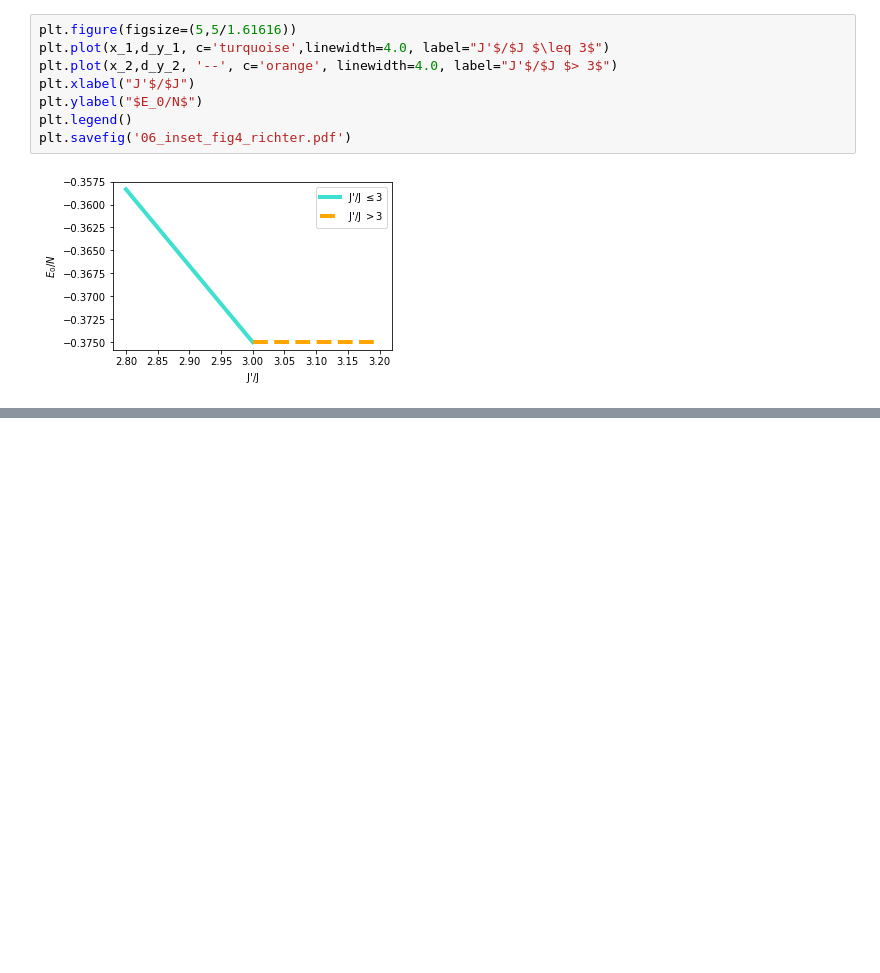
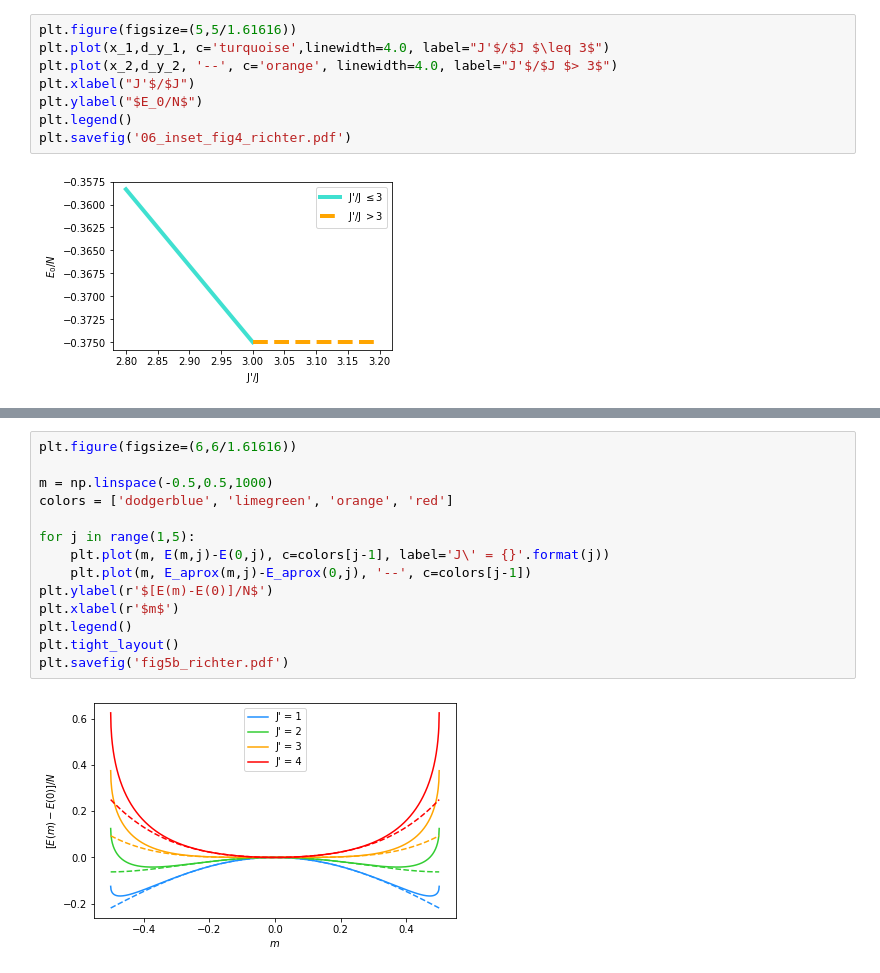
Before and after one commit to sofiaalvarezlopez/HW6-Solid-State-Physics, a Jupyter notebook: Tarea 6.ipynb, the cells around one changed output, grey strips where cells are left out. Cells and saved outputs as stored; diff of their text form; blank space fills up the shorter version.

```diff
--- a/Tarea 6.ipynb
+++ b/Tarea 6.ipynb
@@ -141,0 +178,16 @@ plt.savefig('06_inset_fig4_richter.pdf')
+# %%
+plt.figure(figsize=(6,6/1.61616))
+
+m = np.linspace(-0.5,0.5,1000)
+colors = ['dodgerblue', 'limegreen', 'orange', 'red']
+
+for j in range(1,5):
+    plt.plot(m, E(m,j)-E(0,j), c=colors[j-1], label='J\' = {}'.format(j))
+    plt.plot(m, E_aprox(m,j)-E_aprox(0,j), '--', c=colors[j-1])
+plt.ylabel(r'$[E(m)-E(0)]/N$')
+plt.xlabel(r'$m$')
+plt.legend()
+plt.tight_layout()
+plt.savefig('fig5b_richter.pdf')
+# %% [output]
+[figure, added]
```
Also changed, not shown: parts of 4 cells of this notebook, 6 other files.
